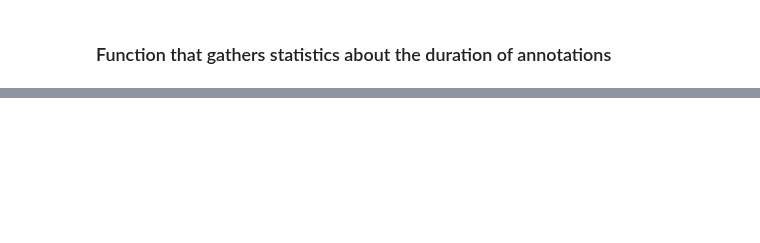
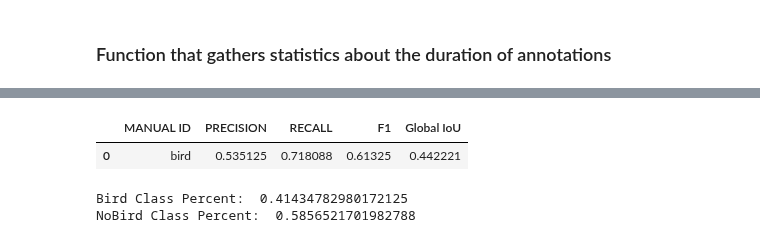
Before and after one commit to UCSD-E4E/PyHa, a Jupyter notebook: PyHa_Tutorial.ipynb, the cells around one changed output, grey strips where cells are left out. Cells and saved outputs as stored; diff of their text form; code cells hidden in the pictures; blank space fills up the shorter version.

```diff
--- a/PyHa_Tutorial.ipynb
+++ b/PyHa_Tutorial.ipynb
@@ -295,0 +112,9 @@ global_stats_df
+# %%
+automated_df2 = automated_df[automated_df["CONFIDENCE"] >= 0.5]
+
+stats_df = automated_labeling_statistics(
+        automated_df2,
+        manual_df,
+        stats_type="general",
+        threshold=0.25)
+stats_df
@@ -295,0 +152,5 @@ global_stats_df
+# %%
+global_dataset_statistics(stats_df, manual_id = "bird")
+# %% [output]
+|  | MANUAL ID | PRECISION | RECALL | F1 | Global IoU |
+| 0 | bird | 0.535125 | 0.718088 | 0.61325 | 0.442221 |
@@ -295,0 +161,6 @@ global_stats_df
+# %%
+print("Bird Class Percent: ", total_annotated_audio / total_audio)
+print("NoBird Class Percent: ",1 -  total_annotated_audio / total_audio)
+# %% [output]
+Bird Class Percent:  0.41434782980172125
+NoBird Class Percent:  0.5856521701982788
```
Also changed, not shown: parts of 50 cells of this notebook, 7 other files.
